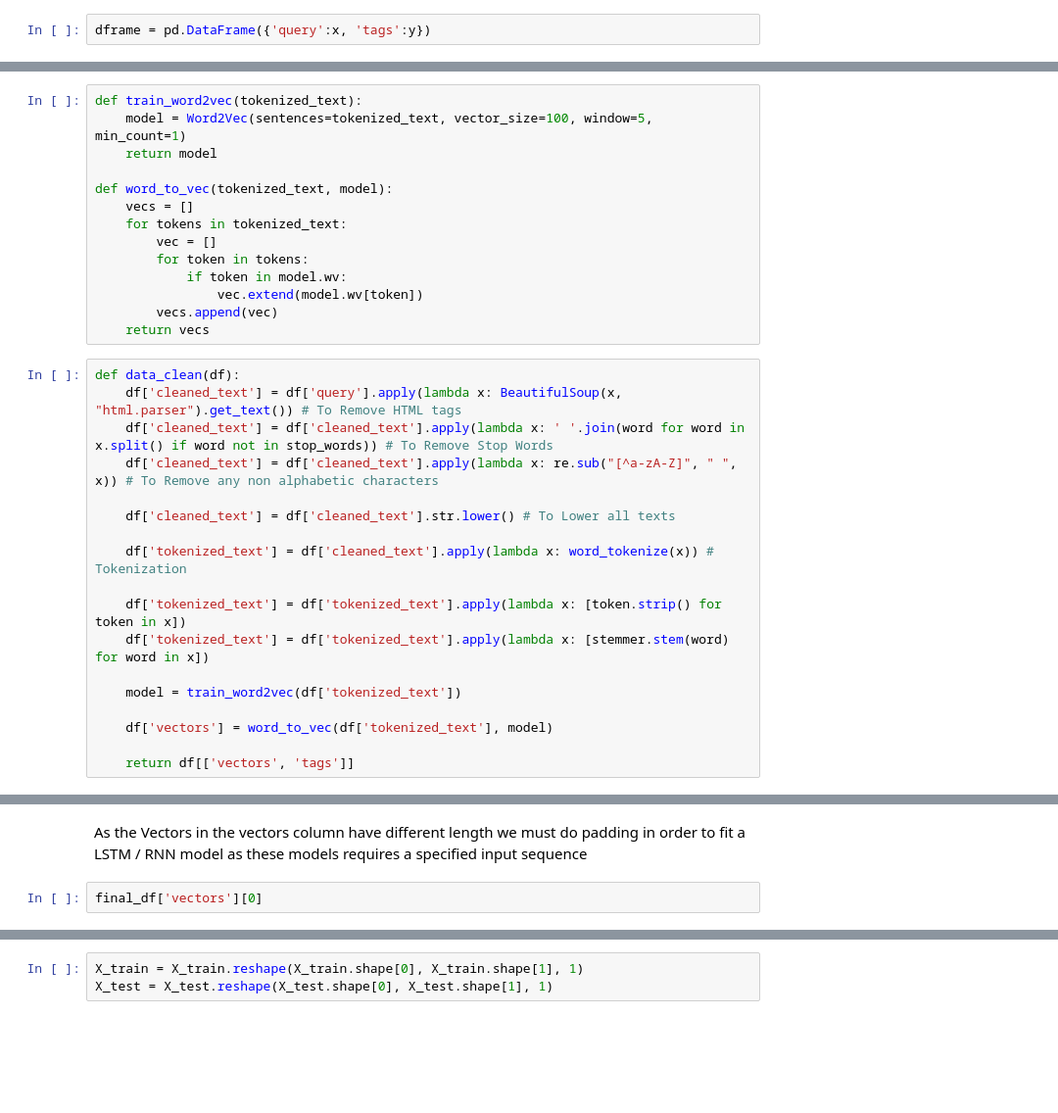
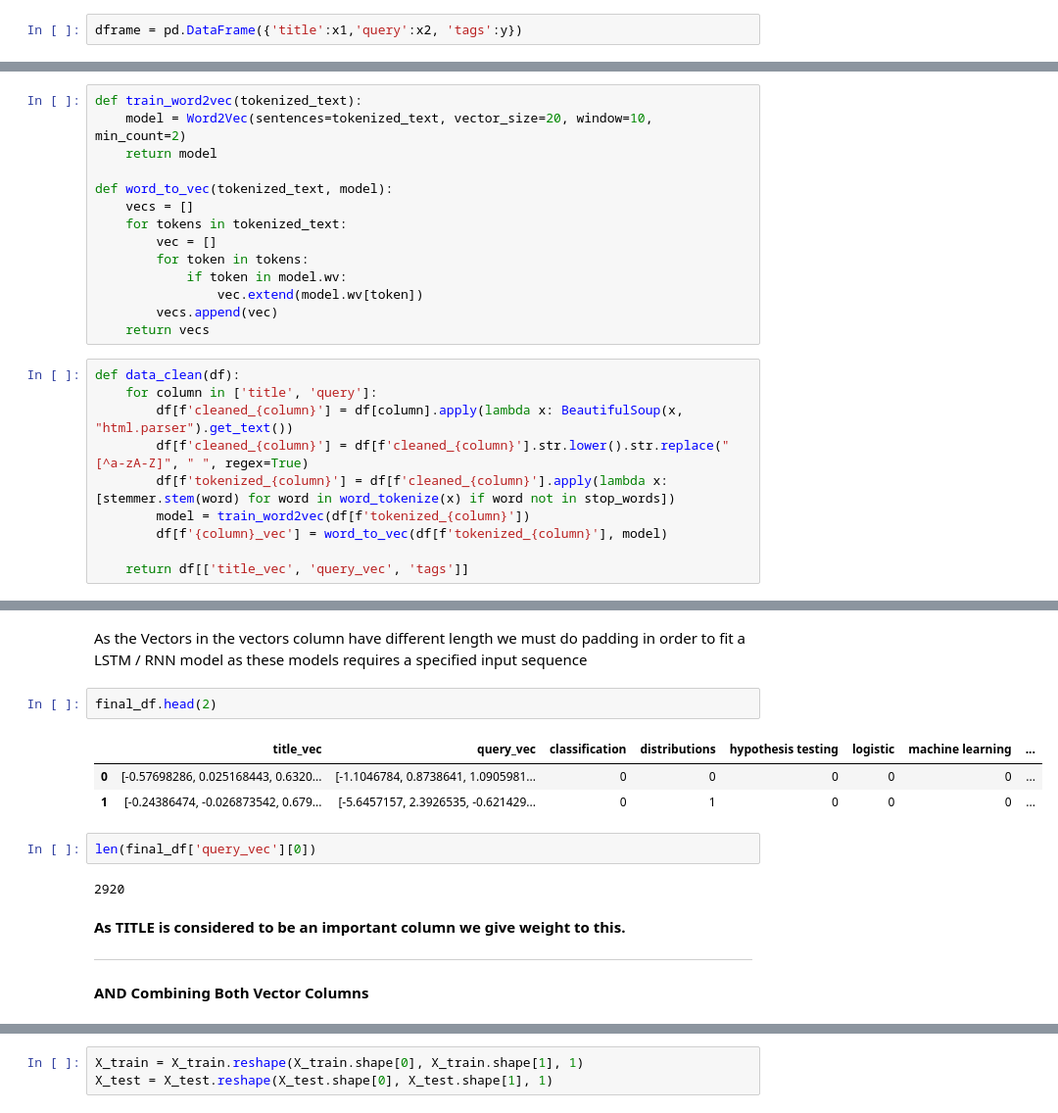
Before and after one commit to Arya920/Auto_Tagging_System_Project, a Jupyter notebook: 🏷️🏷️Auto_Tagging_System_using_RNN_Architecture.ipynb, the cells around one changed output, grey strips where cells are left out. Shown: that part at 98% size. Drawn from its saved outputs; the diff is of its cells as text; blank space fills up the shorter version.

```diff
--- a/🏷️🏷️Auto_Tagging_System_using_RNN_Architecture.ipynb
+++ b/🏷️🏷️Auto_Tagging_System_using_RNN_Architecture.ipynb
@@ -191,4 +195,4 @@ y[:5]
  'hypothesis testing,self study',
  'r,regression,time series']
 # %%
-dframe = pd.DataFrame({'query':x, 'tags':y})
+dframe = pd.DataFrame({'title':x1,'query':x2, 'tags':y})
@@ -209,7 +210,7 @@ dframe['query'][0]
 ## Text Cleaning & Preprocessing
 # %%
 def train_word2vec(tokenized_text):
-    model = Word2Vec(sentences=tokenized_text, vector_size=100, window=5, min_count=1)
+    model = Word2Vec(sentences=tokenized_text, vector_size=20, window=10, min_count=2)
     return model
 
 def word_to_vec(tokenized_text, model):
@@ -221,24 +222,16 @@ def word_to_vec(tokenized_text, model):
                 vec.extend(model.wv[token])
         vecs.append(vec)
     return vecs
-# %%
-def data_clean(df):
-    df['cleaned_text'] = df['query'].apply(lambda x: BeautifulSoup(x, "html.parser").get_text()) # To Remove HTML tags
-    df['cleaned_text'] = df['cleaned_text'].apply(lambda x: ' '.join(word for word in x.split() if word not in stop_words)) # To Remove Stop Words
-    df['cleaned_text'] = df['cleaned_text'].apply(lambda x: re.sub("[^a-zA-Z]", " ", x)) # To Remove any non alphabetic characters
-
-    df['cleaned_text'] = df['cleaned_text'].str.lower() # To Lower all texts
-
-    df['tokenized_text'] = df['cleaned_text'].apply(lambda x: word_tokenize(x)) # Tokenization
-
-    df['tokenized_text'] = df['tokenized_text'].apply(lambda x: [token.strip() for token in x])
-    df['tokenized_text'] = df['tokenized_text'].apply(lambda x: [stemmer.stem(word) for word in x])
-
-    model = train_word2vec(df['tokenized_text'])
-
-    df['vectors'] = word_to_vec(df['tokenized_text'], model)
-
-    return df[['vectors', 'tags']]
+# %%
+def data_clean(df):
+    for column in ['title', 'query']:
+        df[f'cleaned_{column}'] = df[column].apply(lambda x: BeautifulSoup(x, "html.parser").get_text())
+        df[f'cleaned_{column}'] = df[f'cleaned_{column}'].str.lower().str.replace("[^a-zA-Z]", " ", regex=True)
+        df[f'tokenized_{column}'] = df[f'cleaned_{column}'].apply(lambda x: [stemmer.stem(word) for word in word_tokenize(x) if word not in stop_words])
+        model = train_word2vec(df[f'tokenized_{column}'])
+        df[f'{column}_vec'] = word_to_vec(df[f'tokenized_{column}'], model)
+
+    return df[['title_vec', 'query_vec', 'tags']]
 # %%
 df = data_clean(dframe)
 # %% [markdown]
@@ -265,5 +258,20 @@ final_df = multi_label_binarization(df)
 final_df.to_csv('Final_DataFrame.csv', index= False)
 # %% [markdown]
 As the Vectors in the vectors column have different length we must do padding in order to fit a LSTM / RNN model as these models requires a specified input sequence
-# %%
-final_df['vectors'][0]
+# %%
+final_df.head(2)
+# %% [output]
+|  | title_vec | query_vec | classification | distributions | hypothesis testing | logistic | machine learning | ... |
+| 0 | [-0.57698286, 0.025168443, 0.6320... | [-1.1046784, 0.8738641, 1.0905981... | 0 | 0 | 0 | 0 | 0 | ... |
+| 1 | [-0.24386474, -0.026873542, 0.679... | [-5.6457157, 2.3926535, -0.621429... | 0 | 1 | 0 | 0 | 0 | ... |
+# %%
+len(final_df['query_vec'][0])
+# %% [output]
+2920
+# %% [markdown]
+**As TITLE is considered to be an important column we give weight to this.**
+
+---
+
+
+**AND Combining Both Vector Columns**
```
Also changed, not shown: parts of 33 cells of this notebook.
